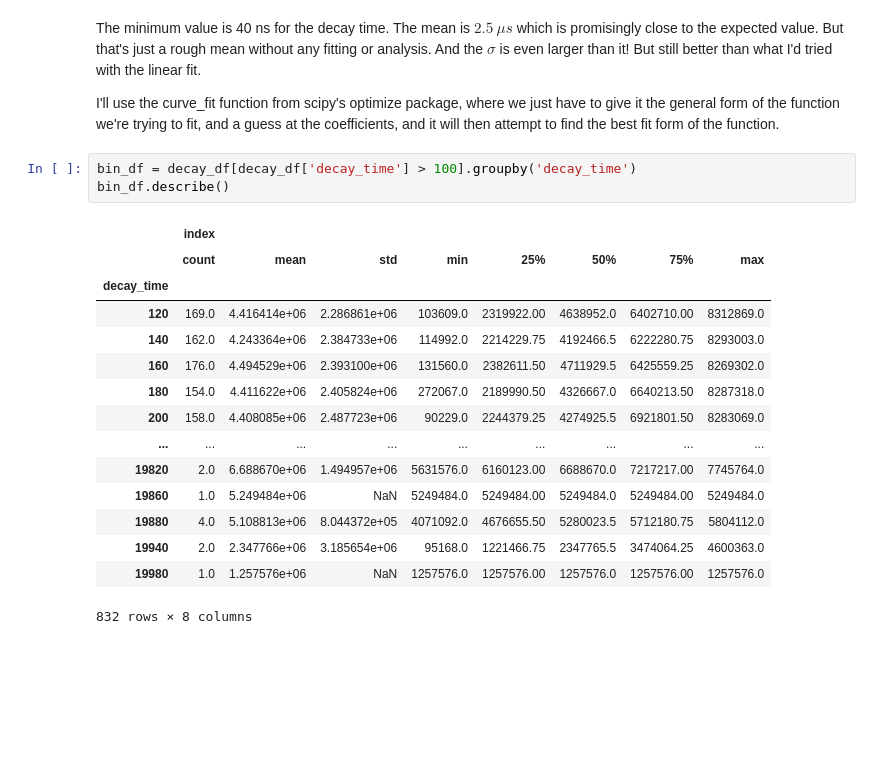
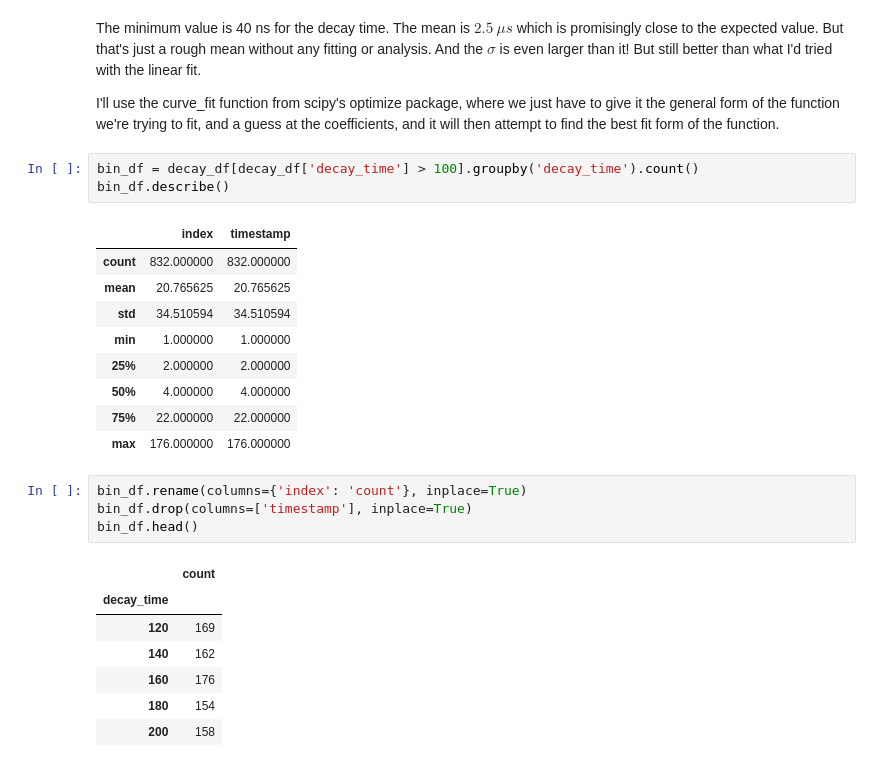
Before and after one commit to john-hafner/PHY451-Muon, a Jupyter notebook: Exponential_Fit.ipynb, the cells around one changed output. Drawn from its saved outputs; the diff is of its cells as text; blank space fills up the shorter version.

```diff
--- a/Exponential_Fit.ipynb
+++ b/Exponential_Fit.ipynb
@@ -120,21 +120,27 @@ The minimum value is 40 ns for the decay time.  The mean is $2.5\ \mu s$ which i
 
 I'll use the curve_fit function from scipy's optimize package, where we just have to give it the general form of the function we're trying to fit, and a guess at the coefficients, and it will then attempt to find the best fit form of the function.
 # %%
-bin_df = decay_df[decay_df['decay_time'] > 100].groupby('decay_time')
+bin_df = decay_df[decay_df['decay_time'] > 100].groupby('decay_time').count()
 bin_df.describe()
 # %% [output]
-|  | index |  |  |  |  |  |  |  |
-|  | count | mean | std | min | 25% | 50% | 75% | max |
-| decay_time |  |  |  |  |  |  |  |  |
-| 120 | 169.0 | 4.416414e+06 | 2.286861e+06 | 103609.0 | 2319922.00 | 4638952.0 | 6402710.00 | 8312869.0 |
-| 140 | 162.0 | 4.243364e+06 | 2.384733e+06 | 114992.0 | 2214229.75 | 4192466.5 | 6222280.75 | 8293003.0 |
-| 160 | 176.0 | 4.494529e+06 | 2.393100e+06 | 131560.0 | 2382611.50 | 4711929.5 | 6425559.25 | 8269302.0 |
-| 180 | 154.0 | 4.411622e+06 | 2.405824e+06 | 272067.0 | 2189990.50 | 4326667.0 | 6640213.50 | 8287318.0 |
-| 200 | 158.0 | 4.408085e+06 | 2.487723e+06 | 90229.0 | 2244379.25 | 4274925.5 | 6921801.50 | 8283069.0 |
-| ... | ... | ... | ... | ... | ... | ... | ... | ... |
-| 19820 | 2.0 | 6.688670e+06 | 1.494957e+06 | 5631576.0 | 6160123.00 | 6688670.0 | 7217217.00 | 7745764.0 |
-| 19860 | 1.0 | 5.249484e+06 | NaN | 5249484.0 | 5249484.00 | 5249484.0 | 5249484.00 | 5249484.0 |
-| 19880 | 4.0 | 5.108813e+06 | 8.044372e+05 | 4071092.0 | 4676655.50 | 5280023.5 | 5712180.75 | 5804112.0 |
-| 19940 | 2.0 | 2.347766e+06 | 3.185654e+06 | 95168.0 | 1221466.75 | 2347765.5 | 3474064.25 | 4600363.0 |
-| 19980 | 1.0 | 1.257576e+06 | NaN | 1257576.0 | 1257576.00 | 1257576.0 | 1257576.00 | 1257576.0 |
+|  | index | timestamp |
+| count | 832.000000 | 832.000000 |
+| mean | 20.765625 | 20.765625 |
+| std | 34.510594 | 34.510594 |
+| min | 1.000000 | 1.000000 |
+| 25% | 2.000000 | 2.000000 |
+| 50% | 4.000000 | 4.000000 |
+| 75% | 22.000000 | 22.000000 |
+| max | 176.000000 | 176.000000 |
-832 rows × 8 columns
+# %%
+bin_df.rename(columns={'index': 'count'}, inplace=True)
+bin_df.drop(columns=['timestamp'], inplace=True)
+bin_df.head()
+# %% [output]
+|  | count |
+| decay_time |  |
+| 120 | 169 |
+| 140 | 162 |
+| 160 | 176 |
+| 180 | 154 |
+| 200 | 158 |
```
Also changed, not shown: parts of 6 cells of this notebook.
